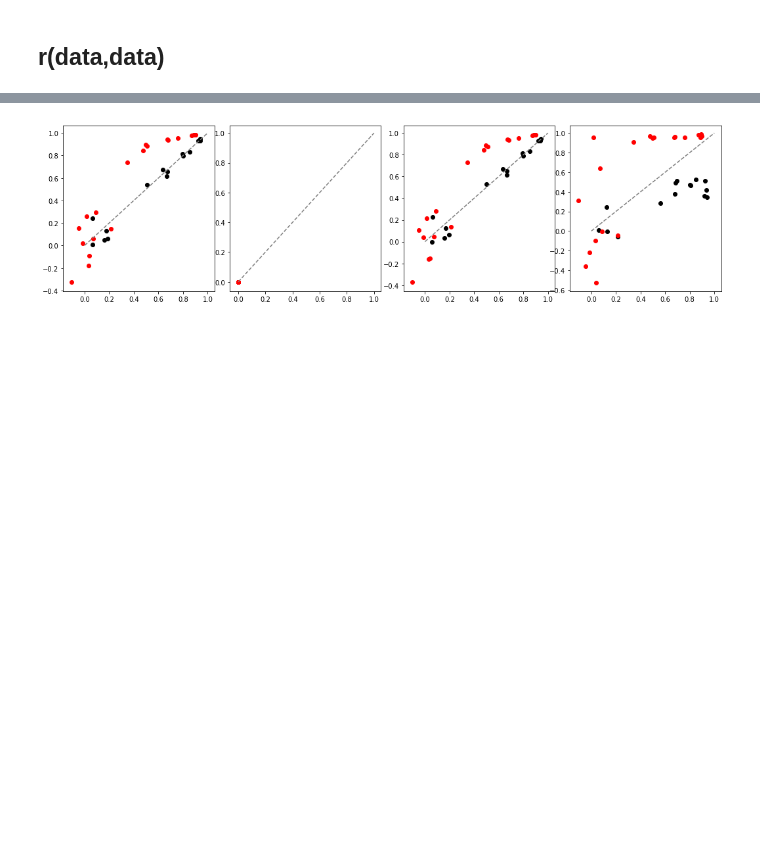
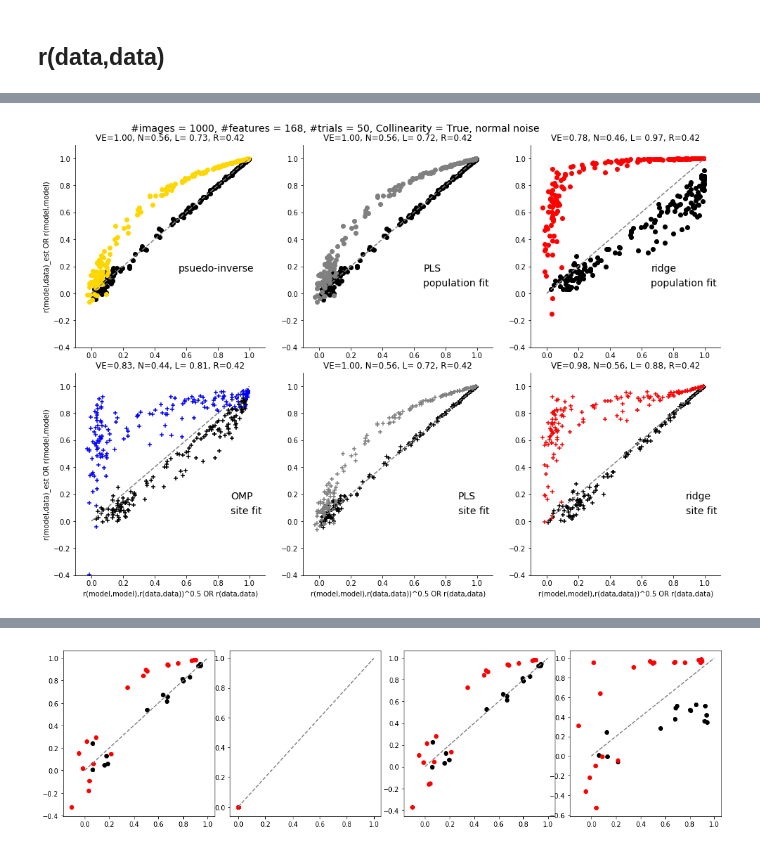
Before and after one commit to issalab/Mapping, a Jupyter notebook: Unit test.ipynb, the cells around one changed output, grey strips where cells are left out. Saved outputs shown, nothing was run; the diff lists cells and outputs as text; code cells hidden in the pictures; blank space fills up the shorter version.

```diff
--- a/Unit test.ipynb
+++ b/Unit test.ipynb
@@ -39,3 +35,82 @@ r11_reg.shape
+# %%
+fig = plt.figure(figsize=[15, 10])
+ax0 = fig.add_axes([0.1, 0.05, 0.25, 0.40])
+ax1 = fig.add_axes([0.4, 0.05, 0.25, 0.40])
+ax2 = fig.add_axes([0.7, 0.05, 0.25, 0.40])
+ax3 = fig.add_axes([0.1, 0.5, 0.25, 0.40])
+ax4 = fig.add_axes([0.4, 0.5, 0.25, 0.40])
+ax5 = fig.add_axes([0.7, 0.5, 0.25, 0.40])
+
+for iax, ax in enumerate([ax0, ax1, ax2, ax3, ax4, ax5]):
+    ax.spines['right'].set_visible(False)
+    ax.spines['top'].set_visible(False)
+
+    ax.yaxis.set_ticks_position('left')
+    ax.xaxis.set_ticks_position('bottom')
+    ax.set_xlim([-0.1, 1.1])
+    ax.set_ylim([-0.4, 1.1])
+
+ax0.set_ylabel('r(model,data)_est OR r(model,model)')
+ax3.set_ylabel('r(model,data)_est OR r(model,model)')
+
+for iax, ax in enumerate([ax0, ax1, ax2]):
+    ax.scatter(np.sqrt(r11_reg_sitfit[:,iax]*r22_reg_sitfit[:,iax]), r12_reg_sitfit[:,iax], color='k',
+                    label='Nom. vs. Denom.', marker='+')
+    ax.scatter(r22_reg_sitfit[:,iax], r11_reg_sitfit[:,iax], color=colors[iax], label='LHS vs. RHS', marker='+')
+    ax.plot([0, 1], [0, 1], ls='--', color='gray')
+
+    VE = np.nanmedian(r12_reg_sitfit[:,iax]/np.sqrt(r11_reg_sitfit[:, iax]*r22_reg_sitfit[:, iax]))
+    N = np.median(r12_reg_sitfit[:, iax])
+    L = np.median(r11_reg_sitfit[:, iax])
+    R = np.median(r22_reg_sitfit[:, iax])
+    ax.set_title('VE=%.2f, N=%.2f, L= %.2f, R=%0.2f'%(VE, N, L, R))
+    ax.text(0.8*ax.get_xlim()[1],0.15*ax.get_ylim()[1],'%s'%reg_methods[iax], fontsize=14)
+    ax.text(0.8*ax.get_xlim()[1],0.05*ax.get_ylim()[1],'site fit', fontsize=14)
+    ax.set_xlabel('r(model,model),r(data,data))^0.5 OR r(data,data)')
+
+
+
+
+#ax0.text(0.25, 1.2, '#images = %d, #features = %d, #trials = %d, Collinearity = %s, %s noise'%(ni, nf, nt, Collinearity,noise_dist), fontsize=16)
+
+#------------------------------
+ax3.scatter(np.sqrt(r11.mean(1)*r22.mean(1)), r12.mean(1), color='k', label='Nom. vs. Denom.')
+ax3.scatter(r22.mean(1), r11.mean(1), color='gold', label='LHS vs. RHS')
+ax3.plot([0, 1], [0, 1], ls='--', color='gray')
+ax3.text(0.5*ax.get_xlim()[1],0.15*ax.get_ylim()[1],'psuedo-inverse', fontsize=14)
+
+VE = np.nanmedian(r12/np.sqrt(r11*r22))
+N = np.median(r12)
+L = np.median(r11)
+R = np.median(r22)
+ax3.set_title('VE=%.2f, N=%.2f, L= %.2f, R=%0.2f'%(VE, N, L, R))
+
+for iax, ax in enumerate([ax4, ax5]):
+    ax.scatter(np.sqrt(r11_reg[:,iax+1]*r22_reg[:,iax+1]), r12_reg[:,iax+1], color='k',
+                    label='Nom. vs. Denom.')
+    ax.scatter(r22_reg[:,iax+1], r11_reg[:,iax+1], color=colors[iax+1], label='LHS vs. RHS')
+    ax.plot([0, 1], [0, 1], ls='--', color='gray')
+
+
+    VE = np.nanmedian(r12_reg[:,iax+1]/np.sqrt(r11_reg[:, iax+1]*r22_reg[:, iax+1]))
+    N = np.median(r12_reg[:, iax+1])
+    L = np.median(r11_reg[:, iax+1])
+    R = np.median(r22_reg[:, iax+1])
+    ax.set_title('VE=%.2f, N=%.2f, L= %.2f, R=%0.2f'%(VE, N, L, R))
+    ax.text(0.6*ax.get_xlim()[1],0.15*ax.get_ylim()[1],'%s'%reg_methods[iax+1], fontsize=14)
+    ax.text(0.6*ax.get_xlim()[1],0.05*ax.get_ylim()[1],'population fit', fontsize=14)
+
+
+#print('Pinv: VarExp=%.3f, Num =%.3f, LHS= %.3f, RHS=%0.3f'%(np.nanmedian(r12/np.sqrt(r11*r22)),np.median(r12), np.median(r11), np.median(r22)))
+#print('Reg: VarExp=%.3f, Num =%.3f, LHS= %.3f, RHS=%0.3f'%(np.nanmedian(r12_reg/np.sqrt(r11_reg*r22_reg)), np.median(r12_reg), np.median(r11_reg), np.median(r22_reg)))
+ax3.text(0.25, 1.2, '#images = %d, #features = %d, #trials = %d, Collinearity = %s, %s noise'%(ni, nf, nt, Collinearity,noise_dist), fontsize=14)
+
+
+
+fig.savefig(resultdir+'unit_test_6panels_ni%d_nf%d_nt%d_Collin%s_%s_SB%s_%s.png'%(ni, nf, nt, Collinearity, noise_dist, spearman_brown, noisy_map), dpi=300)
+fig.savefig(resultdir+'unit_test_6panels_ni%d_nf%d_nt%d_Collin%s_%s_SB%s_%s.pdf'%(ni, nf, nt, Collinearity, noise_dist, spearman_brown, noisy_map), dpi=300)
+# %% [output]
+[figure, added]
 # %%
 
 # ----------------------------------------------------------
```
Also changed, not shown: parts of 6 cells of this notebook, 1 other file.
